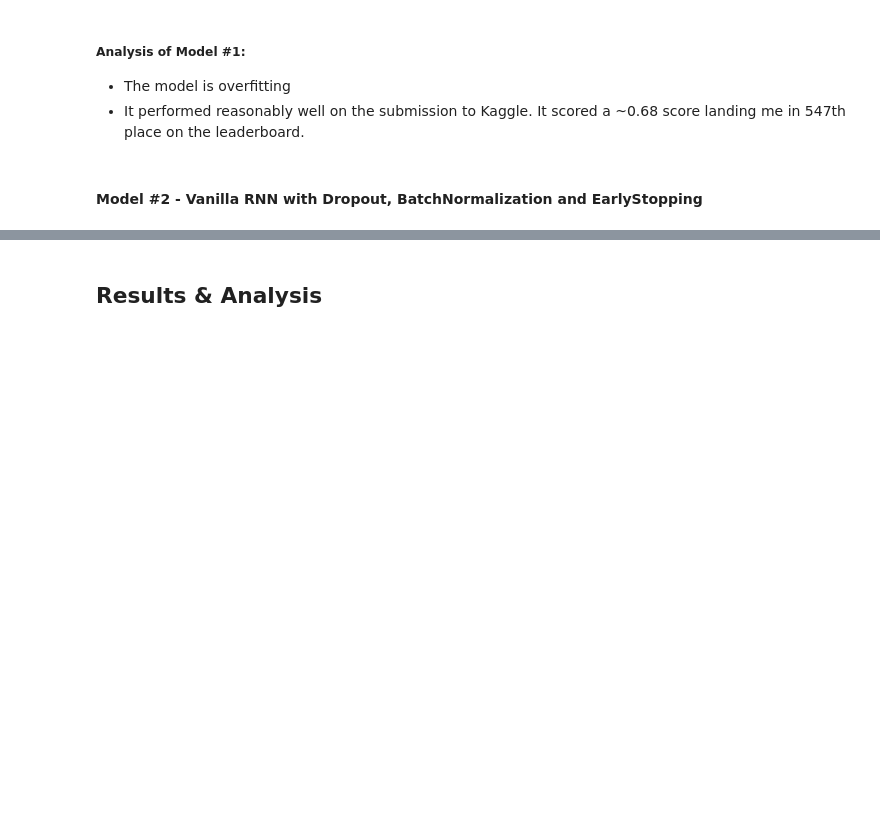
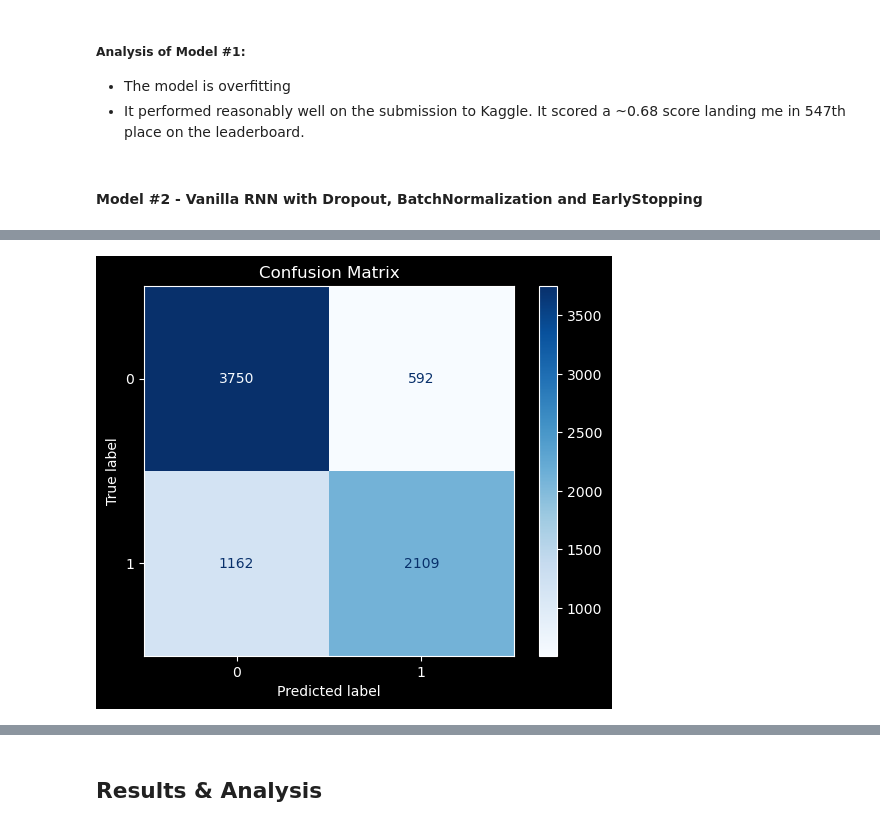
Before and after one commit to ajenkins198621/csca-5642-module4-disaster-tweets, a Jupyter notebook: week-4-assignment-disaster-tweets.ipynb, the cells around one changed output, grey strips where cells are left out. Drawn from its saved outputs; the diff is of its cells as text; code cells hidden in the pictures; blank space fills up the shorter version.

```diff
--- a/week-4-assignment-disaster-tweets.ipynb
+++ b/week-4-assignment-disaster-tweets.ipynb
@@ -443,0 +551,5 @@ display_kaggle_results("submission_1_vanilla_rnn_basic")
+# %%
+vanilla_rnn_model_v2_predictions = vanilla_rnn_model_v2.predict(train_df['text'].values)
+vanilla_rnn_model_v2_binary = (vanilla_rnn_model_v2_predictions > 0.5).astype(int).flatten()
+plot_confusion_matrix(binary_predictions=vanilla_rnn_model_v2_binary)
+# %% [output]
@@ -443,0 +557 @@ display_kaggle_results("submission_1_vanilla_rnn_basic")
+[figure, added]
```
Also changed, not shown: parts of 19 cells of this notebook, 4 other files.
